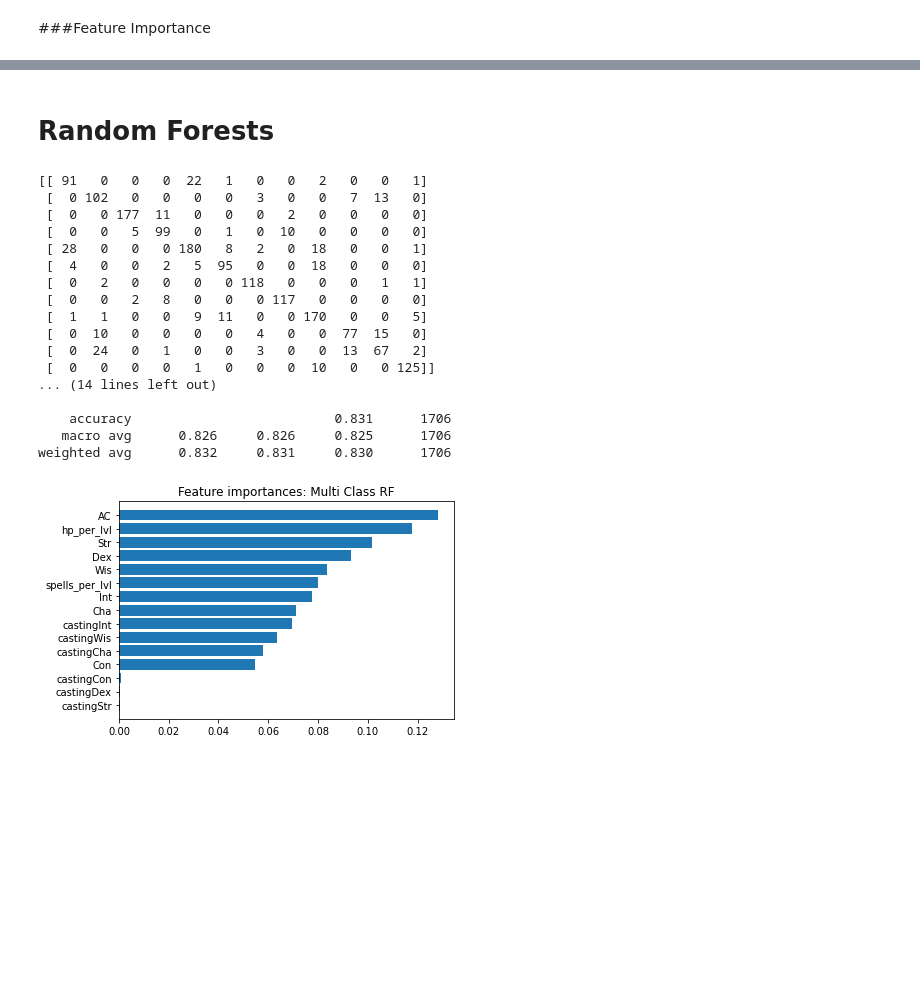
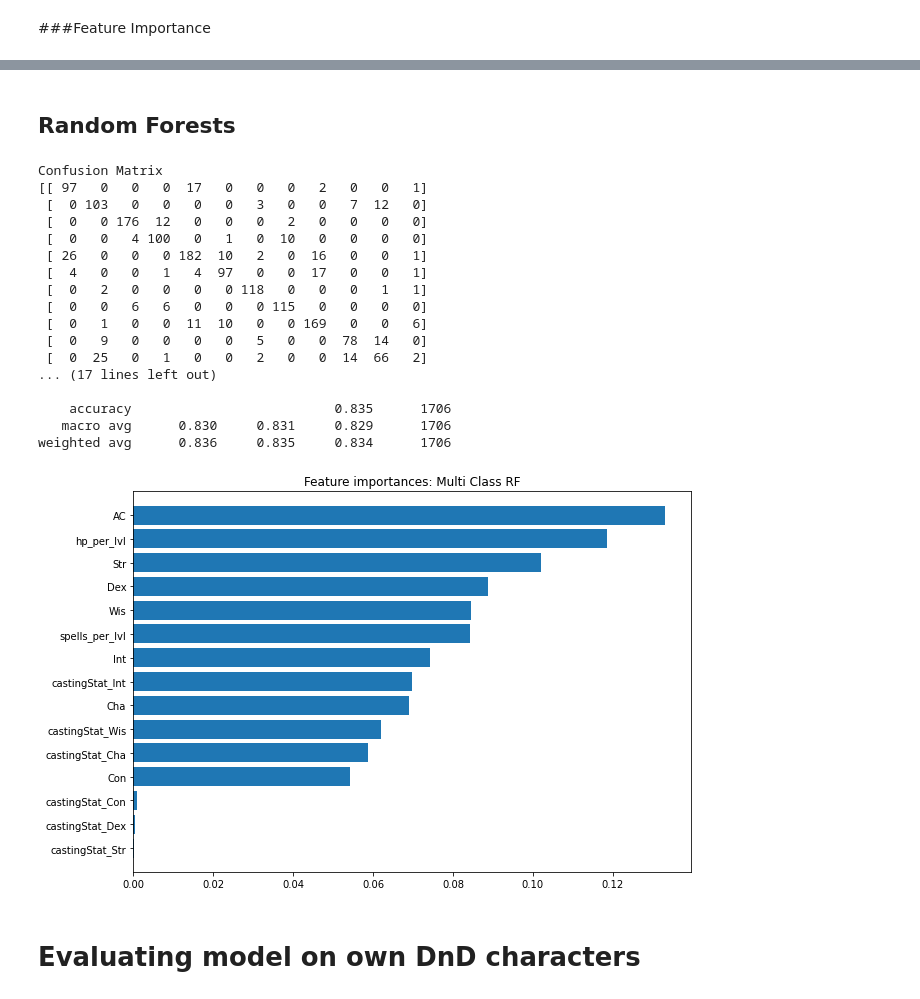
Before and after one commit to nadduck/dnd-ml, a Jupyter notebook: D&D_Character_Modeling.ipynb, the cells around one changed output, grey strips where cells are left out. Saved outputs shown, nothing was run; the diff lists cells and outputs as text; code cells hidden in the pictures; blank space fills up the shorter version.

```diff
--- a/D&D_Character_Modeling.ipynb
+++ b/D&D_Character_Modeling.ipynb
@@ -1007,7 +965,7 @@ X_test_scaled = scale(X_test)
 # %%
 # lets do a grid search instead of going through all different kernels, etc.
 
-if 1: # this takes awhile to run, change to 1 if you want to play with it
+if 0: # this takes awhile to run, change to 1 if you want to play with it
   # hyperparameter tuning with grid search
   param_grid = {"kernel": ['linear', 'rbf','poly','sigmoid'],
                 "degree": [2,3,4],
@@ -1151,57 +1095,63 @@ weighted avg      0.789     0.788     0.787      1706
 # %% [markdown]
-# Random Forests
+## Random Forests
 # %%
-from sklearn.ensemble import RandomForestClassifier
-from sklearn.datasets import make_classification
+# add new spells/level feature
+main_df['spells_per_lvl'] = main_df['num_spells'].divide(main_df['level1'])
+features = ['AC', 'hp_per_lvl', 'spells_per_lvl'] + attributes + castingStat
+X = main_df[features]
+y = main_df['class1']
+X_train, X_test, y_train_encoded, y_test_encoded = train_test_split(X, y_encoded, test_size=0.25, random_state=42)
 
-clf = RandomForestClassifier(n_estimators=100)
-
+clf = RandomForestClassifier(n_estimators=100, random_state=42)
 clf.fit(X_train,y_train)
 
 y_pred=clf.predict(X_test)
 
+print('Confusion Matrix')
 print(metrics.confusion_matrix(y_test, y_pred))
-
+print('')
+print('Success Metrics')
 print(metrics.classification_report(y_test, y_pred, digits=3))
 # %% [output]
-[[ 91   0   0   0  22   1   0   0   2   0   0   1]
- [  0 102   0   0   0   0   3   0   0   7  13   0]
- [  0   0 177  11   0   0   0   2   0   0   0   0]
- [  0   0   5  99   0   1   0  10   0   0   0   0]
- [ 28   0   0   0 180   8   2   0  18   0   0   1]
- [  4   0   0   2   5  95   0   0  18   0   0   0]
+Confusion Matrix
+[[ 97   0   0   0  17   0   0   0   2   0   0   1]
+ [  0 103   0   0   0   0   3   0   0   7  12   0]
+ [  0   0 176  12   0   0   0   2   0   0   0   0]
+ [  0   0   4 100   0   1   0  10   0   0   0   0]
+ [ 26   0   0   0 182  10   2   0  16   0   0   1]
+ [  4   0   0   1   4  97   0   0  17   0   0   1]
  [  0   2   0   0   0   0 118   0   0   0   1   1]
- [  0   0   2   8   0   0   0 117   0   0   0   0]
- [  1   1   0   0   9  11   0   0 170   0   0   5]
- [  0  10   0   0   0   0   4   0   0  77  15   0]
- [  0  24   0   1   0   0   3   0   0  13  67   2]
- [  0   0   0   0   1   0   0   0  10   0   0 125]]
-... (14 lines left out)
+ [  0   0   6   6   0   0   0 115   0   0   0   0]
+ [  0   1   0   0  11  10   0   0 169   0   0   6]
+ [  0   9   0   0   0   0   5   0   0  78  14   0]
+ [  0  25   0   1   0   0   2   0   0  14  66   2]
+... (17 lines left out)
 
-    accuracy                          0.831      1706
-   macro avg      0.826     0.826     0.825      1706
-weighted avg      0.832     0.831     0.830      1706
+    accuracy                          0.835      1706
+   macro avg      0.830     0.831     0.829      1706
+weighted avg      0.836     0.835     0.834      1706
 # %%
 # feature importance for multiclass Random Forest
-
 importance = clf.feature_importances_
 
 # combine list of features and importance weights into dataframe
-importance_dt = zip(list(X_train.columns), importance)
-importance_dt = set(importance_dt)
-importance_dt = pd.DataFrame(importance_dt, columns = ['feature','importance'])
+importance_rf = zip(list(X_train.columns), importance)
+importance_rf = set(importance_rf)
+importance_rf = pd.DataFrame(importance_rf, columns = ['feature','importance'])
 
 # sort dataframe to graph from high to low
-importance_dt = importance_dt.sort_values('importance',ascending = True)
-importance_dt.reset_index(drop = True)
-#importance_dt.sort_index()
+importance_rf = importance_rf.sort_values('importance',ascending = True)
+importance_rf.reset_index(drop = True)
 
 # plot the feature weights
-plt.figure()
+fig = plt.figure(figsize=[10,7])
+ax = plt.subplot(111)
 plt.title("Feature importances: Multi Class RF")
-plt.barh(range(importance_dt.shape[0]), width = importance_dt['importance'], align="center")
-plt.yticks(range(importance_dt.shape[0]), importance_dt['feature'])
-plt.ylim([-1, importance_dt.shape[0]])
+plt.barh(range(importance_rf.shape[0]), width = importance_rf['importance'], align="center")
+plt.yticks(range(importance_rf.shape[0]), importance_rf['feature'])
+plt.ylim([-1, importance_rf.shape[0]])
 plt.show()
 # %% [output]
-[figure, old version]
+[figure, new version]
+# %% [markdown]
+# Evaluating model on own DnD characters
```
Also changed, not shown: parts of 70 cells of this notebook.
